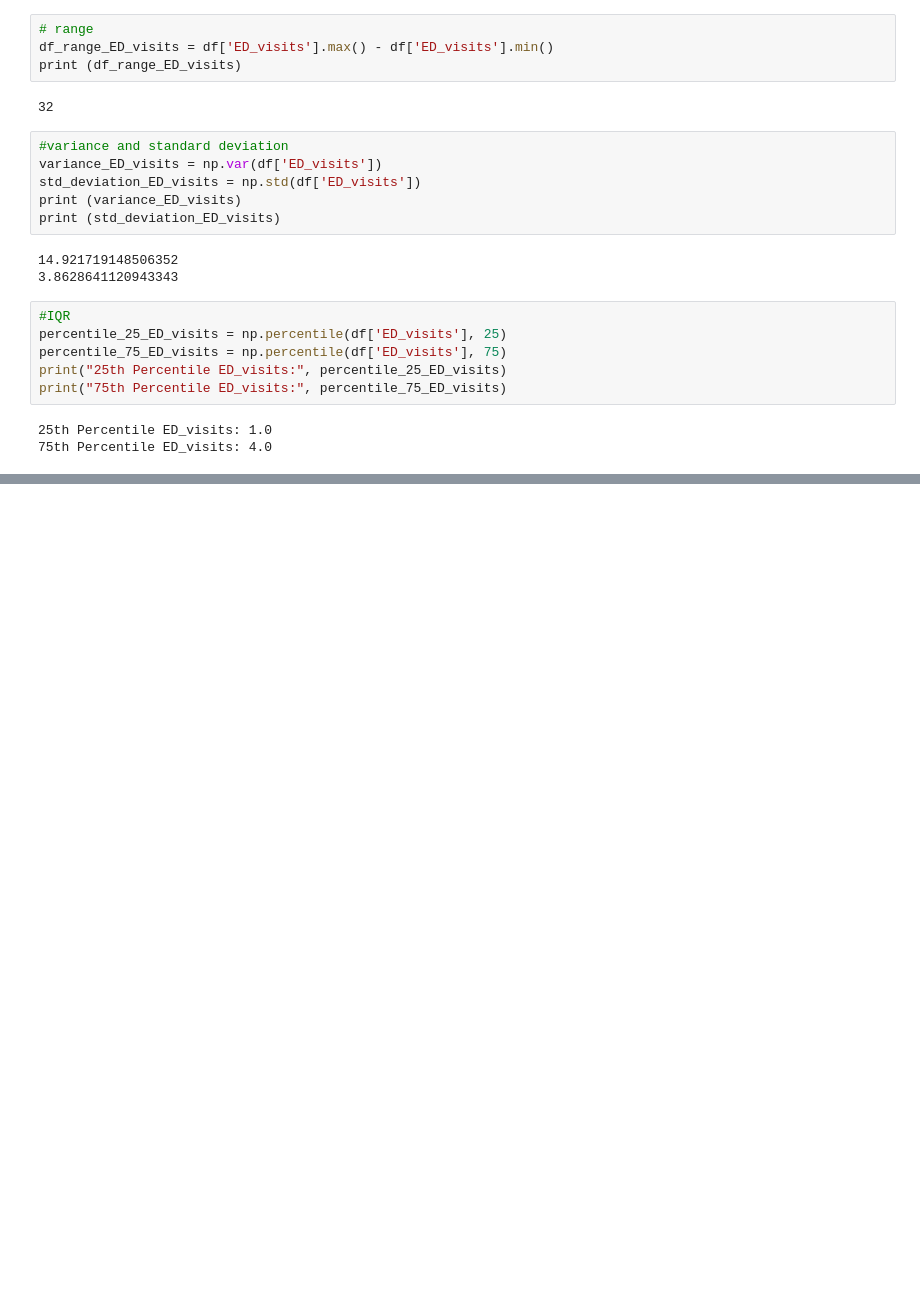
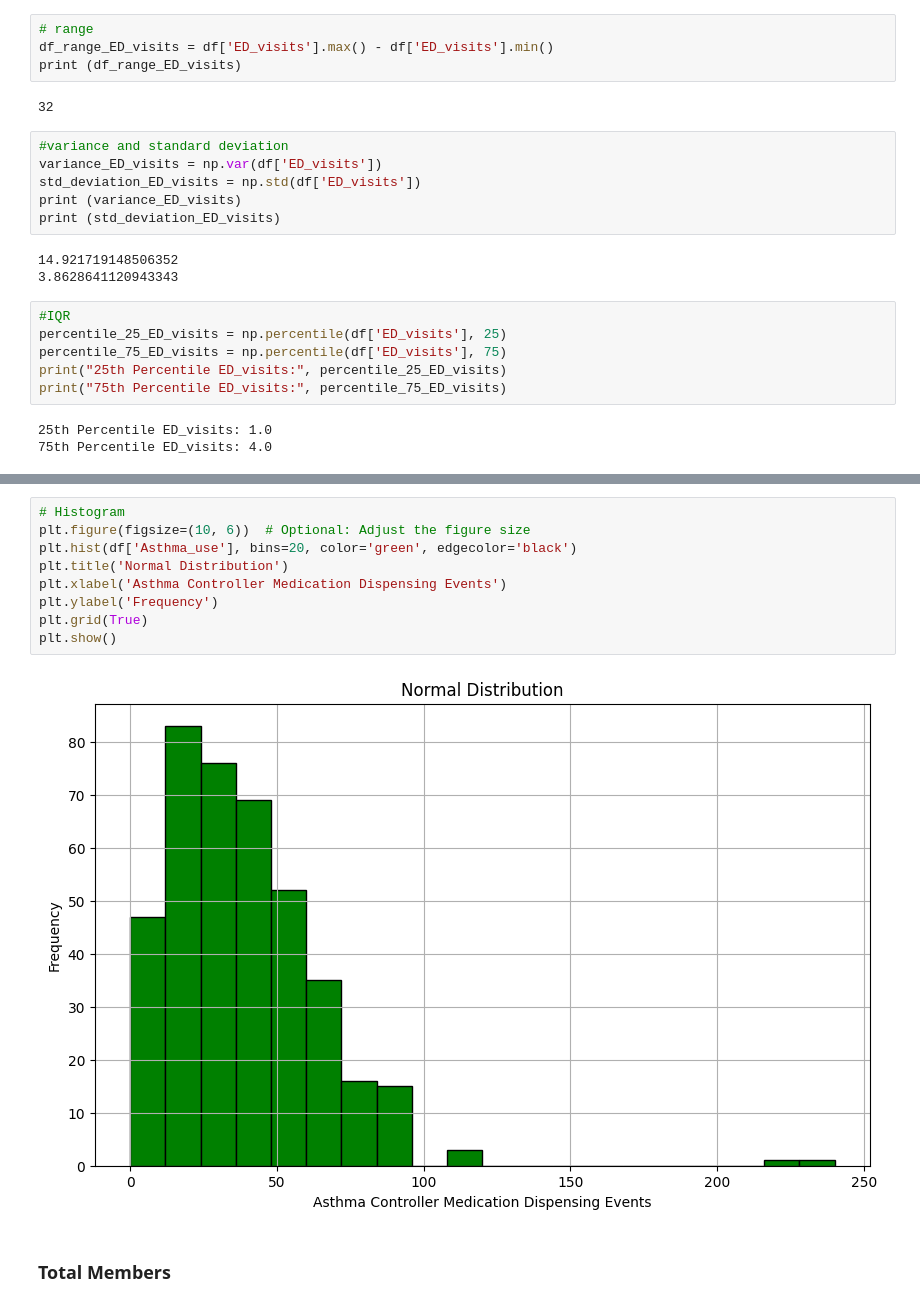
Before and after one commit to amnasyed1/datasci_3_eda, a Jupyter notebook: 507week3hw.ipynb, the cells around one changed output, grey strips where cells are left out. Saved outputs shown, nothing was run; the diff lists cells and outputs as text; blank space fills up the shorter version.

```diff
--- a/507week3hw.ipynb
+++ b/507week3hw.ipynb
@@ -176,0 +330,13 @@ plt.show()
+# %%
+# Histogram
+plt.figure(figsize=(10, 6))  # Optional: Adjust the figure size
+plt.hist(df['Asthma_use'], bins=20, color='green', edgecolor='black')
+plt.title('Normal Distribution')
+plt.xlabel('Asthma Controller Medication Dispensing Events')
+plt.ylabel('Frequency')
+plt.grid(True)
+plt.show()
+# %% [output]
+[figure, added]
+# %% [markdown]
+### Total Members
```
Also changed, not shown: parts of 23 cells of this notebook.
